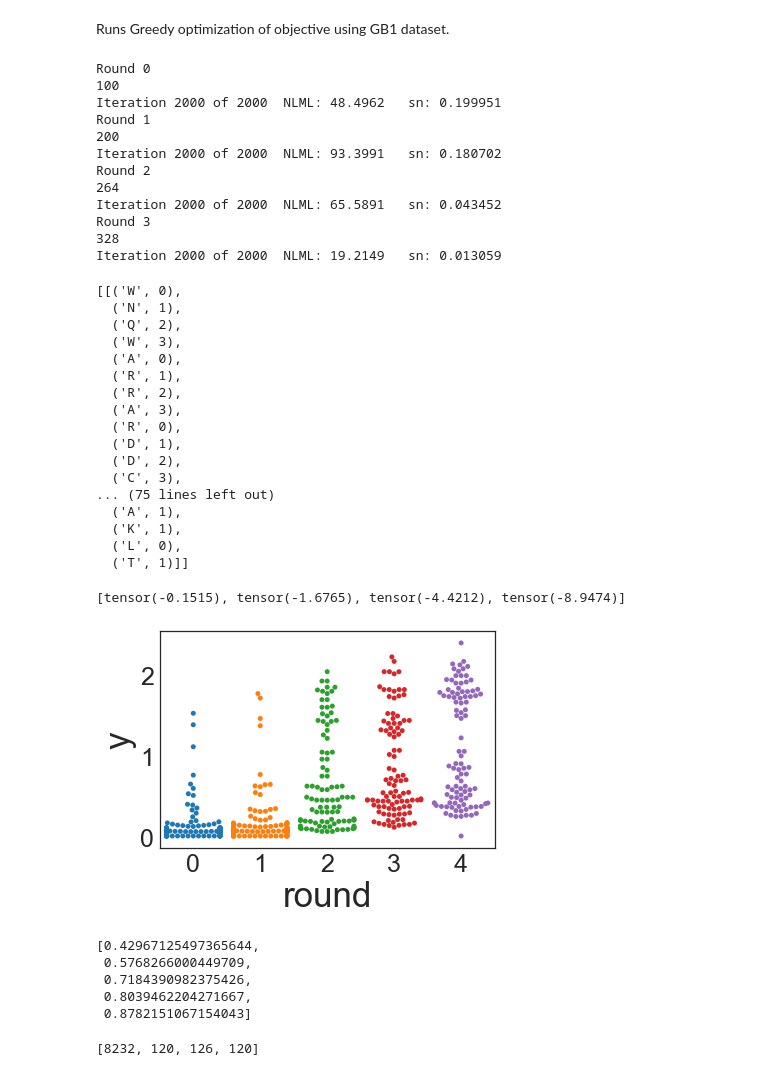
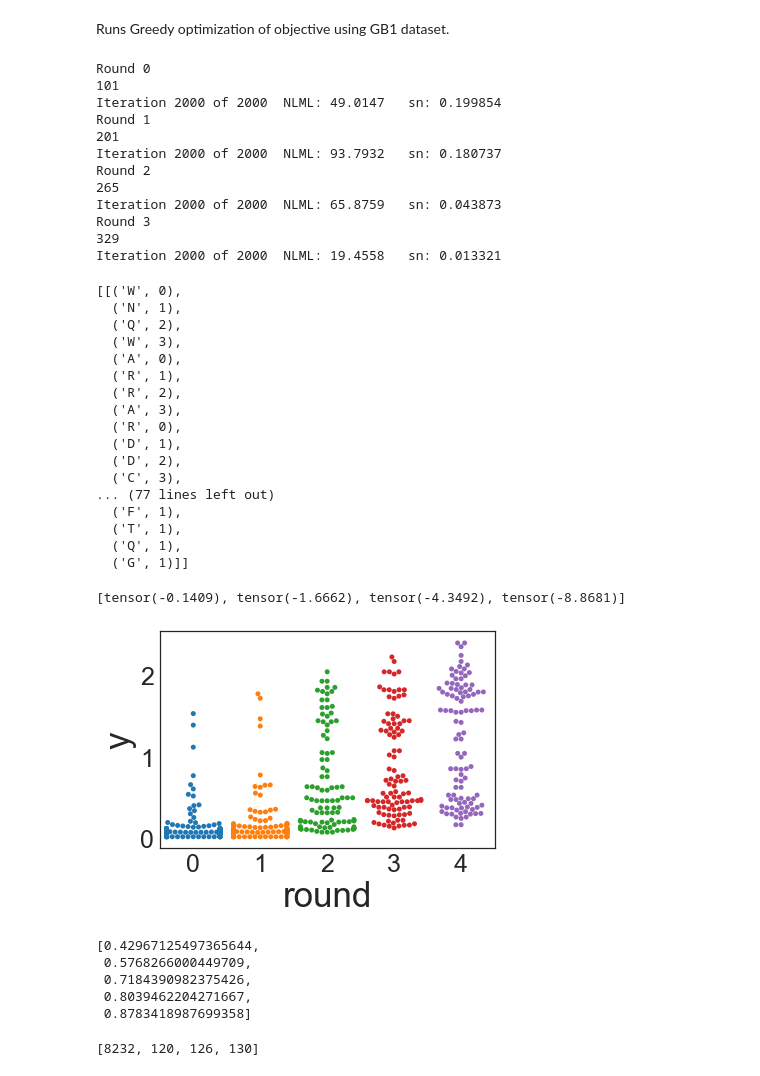
Before and after one commit to yangkky/prob_ssm, a Jupyter notebook: code/gb1_greedy.ipynb, the cells around one changed output. Cells and saved outputs as stored; diff of their text form; code cells hidden in the pictures.

```diff
--- a/code/gb1_greedy.ipynb
+++ b/code/gb1_greedy.ipynb
@@ -48,10 +48,11 @@ for i, x in enumerate(X):
     seq_to_x[seq] = i
 # %%
 singles = [wt[:i] + aas[j] + wt[i+1:] for i in range(4) for j in range(20)]
-train_seqs = [wt] + singles
-train_inds = [seq_to_x[seq] for seq in train_seqs]
+train_seqs = singles
+wt_inds = [seq_to_x[wt]]
+train_inds = wt_inds + [seq_to_x[seq] for seq in train_seqs]
 np.random.seed(120120)
-train_inds = list(np.random.choice(len(X), 100, replace=True)) # generate random indices for 100 X's to sample from
+train_inds = wt_inds + list(np.random.choice(len(X), 100, replace=True))
 
 X_train = X[train_inds]
 y_train = y[train_inds]
@@ -98,7 +95,7 @@ for rou in range(rounds):
     chosen, obj = bases.greedy(dic, seed, n, L)
     libraries.append(chosen)
     histories.append(obj)
-    seqs = seqs_from_set(chosen, L)
+    seqs = helpers.seqs_from_set(chosen, L)
     inds = np.random.choice(len(seqs), n, replace=True)
     sampled_seqs = [seqs[i] for i in inds]
     inds = [seq_to_x[s] for s in sampled_seqs]
@@ -107,17 +104,17 @@ for rou in range(rounds):
     observed_inds.append(inds)
 # %% [output]
 Round 0
-100
-Iteration 2000 of 2000  NLML: 48.4962   sn: 0.199951
+101
+Iteration 2000 of 2000  NLML: 49.0147   sn: 0.199854
 Round 1
-200
-Iteration 2000 of 2000  NLML: 93.3991   sn: 0.180702
+201
+Iteration 2000 of 2000  NLML: 93.7932   sn: 0.180737
 Round 2
-264
-Iteration 2000 of 2000  NLML: 65.5891   sn: 0.043452
+265
+Iteration 2000 of 2000  NLML: 65.8759   sn: 0.043873
 Round 3
-328
-Iteration 2000 of 2000  NLML: 19.2149   sn: 0.013059
+329
+Iteration 2000 of 2000  NLML: 19.4558   sn: 0.013321
 # %%
 libraries
 # %% [output]
@@ -133,21 +130,21 @@ libraries
   ('D', 1),
   ('D', 2),
   ('C', 3),
-... (75 lines left out)
-  ('A', 1),
-  ('K', 1),
-  ('L', 0),
-  ('T', 1)]]
+... (77 lines left out)
+  ('F', 1),
+  ('T', 1),
+  ('Q', 1),
+  ('G', 1)]]
 # %%
 histories
 # %% [output]
-[tensor(-0.1515), tensor(-1.6765), tensor(-4.4212), tensor(-8.9474)]
+[tensor(-0.1409), tensor(-1.6662), tensor(-4.3492), tensor(-8.8681)]
 # %%
 df = pd.DataFrame(np.exp(np.concatenate(y_sampled)), columns=['y'])
-df['round'] = [0] * (100) + [1] * n + [2] * n + [3] * n + [4] * n
+df['round'] = [0] * (n + 1) + [1] * n + [2] * n + [3] * n + [4] * n
 _ = sns.swarmplot(data=df, x='round', y='y')
 # %% [output]
-[figure, old version]
+[figure, new version]
 # %%
 [max(yy) for yy in y_sampled]
 # %% [output]
@@ -155,10 +152,10 @@ _ = sns.swarmplot(data=df, x='round', y='y')
  0.5768266000449709,
  0.7184390982375426,
  0.8039462204271667,
- 0.8782151067154043]
+ 0.8783418987699358]
 # %%
 [opt.get_N(lib, L) for lib in libraries]
 # %% [output]
-[8232, 120, 126, 120]
+[8232, 120, 126, 130]
 # %%
 df.to_csv('../outputs/greedy_gb1.txt', index=False)
```
Also changed, not shown: parts of 1 cell of this notebook, 1 other file.
